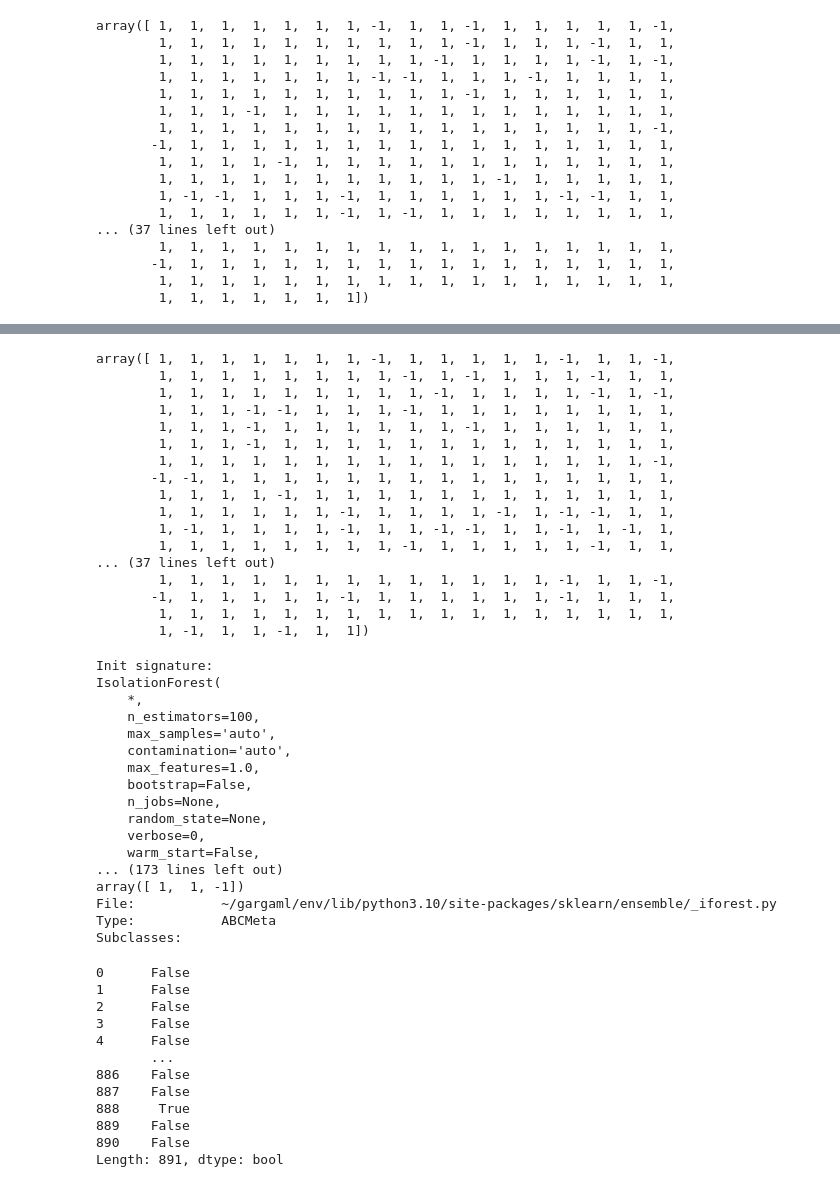
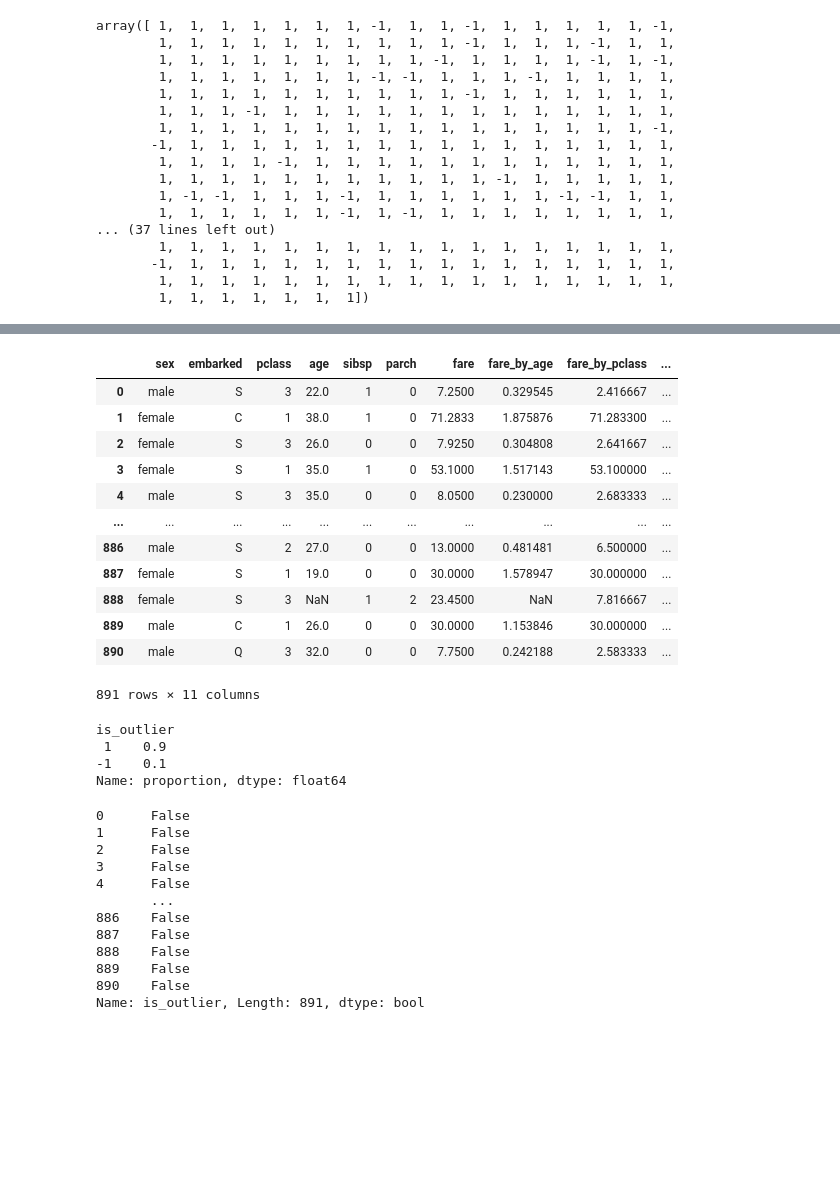
Before and after one commit to AlexandreGazagnes/gargaml, a Jupyter notebook: examples/ml-intro.ipynb, the cells around one changed output, grey strips where cells are left out. Saved outputs shown, nothing was run; the diff lists cells and outputs as text; code cells hidden in the pictures; blank space fills up the shorter version.

```diff
--- a/examples/ml-intro.ipynb
+++ b/examples/ml-intro.ipynb
@@ -116,46 +152,35 @@ Name: proportion, dtype: float64
+# %%
+X
+# %% [output]
+|  | sex | embarked | pclass | age | sibsp | parch | fare | fare_by_age | fare_by_pclass | ... |
+| 0 | male | S | 3 | 22.0 | 1 | 0 | 7.2500 | 0.329545 | 2.416667 | ... |
+| 1 | female | C | 1 | 38.0 | 1 | 0 | 71.2833 | 1.875876 | 71.283300 | ... |
+| 2 | female | S | 3 | 26.0 | 0 | 0 | 7.9250 | 0.304808 | 2.641667 | ... |
+| 3 | female | S | 1 | 35.0 | 1 | 0 | 53.1000 | 1.517143 | 53.100000 | ... |
+| 4 | male | S | 3 | 35.0 | 0 | 0 | 8.0500 | 0.230000 | 2.683333 | ... |
+| ... | ... | ... | ... | ... | ... | ... | ... | ... | ... | ... |
+| 886 | male | S | 2 | 27.0 | 0 | 0 | 13.0000 | 0.481481 | 6.500000 | ... |
+| 887 | female | S | 1 | 19.0 | 0 | 0 | 30.0000 | 1.578947 | 30.000000 | ... |
+| 888 | female | S | 3 | NaN | 1 | 2 | 23.4500 | NaN | 7.816667 | ... |
+| 889 | male | C | 1 | 26.0 | 0 | 0 | 30.0000 | 1.153846 | 30.000000 | ... |
+| 890 | male | Q | 3 | 32.0 | 0 | 0 | 7.7500 | 0.242188 | 2.583333 | ... |
+891 rows × 11 columns
 # %%
-detector = IsolationForest
-
-tmp =KNNImputer().fit_transform(X.select_dtypes(np.number))
+detector = EllipticEnvelope()
+tmp = X.select_dtypes(np.number)
+tmp =KNNImputer().fit_transform(tmp)
 ee = detector.fit_predict(tmp)
-ee
+ee = pd.Series(ee, name="is_outlier")
-# %% [output]
-array([ 1,  1,  1,  1,  1,  1,  1, -1,  1,  1,  1,  1,  1, -1,  1,  1, -1,
-        1,  1,  1,  1,  1,  1,  1,  1, -1,  1, -1,  1,  1,  1, -1,  1,  1,
-        1,  1,  1,  1,  1,  1,  1,  1,  1, -1,  1,  1,  1,  1, -1,  1, -1,
-        1,  1,  1, -1, -1,  1,  1,  1, -1,  1,  1,  1,  1,  1,  1,  1,  1,
-        1,  1,  1, -1,  1,  1,  1,  1,  1,  1, -1,  1,  1,  1,  1,  1,  1,
-        1,  1,  1, -1,  1,  1,  1,  1,  1,  1,  1,  1,  1,  1,  1,  1,  1,
-        1,  1,  1,  1,  1,  1,  1,  1,  1,  1,  1,  1,  1,  1,  1,  1, -1,
-       -1, -1,  1,  1,  1,  1,  1,  1,  1,  1,  1,  1,  1,  1,  1,  1,  1,
-        1,  1,  1,  1, -1,  1,  1,  1,  1,  1,  1,  1,  1,  1,  1,  1,  1,
-        1,  1,  1,  1,  1,  1, -1,  1,  1,  1,  1, -1,  1, -1, -1,  1,  1,
-        1, -1,  1,  1,  1,  1, -1,  1,  1, -1, -1,  1,  1, -1,  1, -1,  1,
-        1,  1,  1,  1,  1,  1,  1,  1, -1,  1,  1,  1,  1,  1, -1,  1,  1,
-... (37 lines left out)
-        1,  1,  1,  1,  1,  1,  1,  1,  1,  1,  1,  1,  1, -1,  1,  1, -1,
-       -1,  1,  1,  1,  1,  1, -1,  1,  1,  1,  1,  1,  1, -1,  1,  1,  1,
-        1,  1,  1,  1,  1,  1,  1,  1,  1,  1,  1,  1,  1,  1,  1,  1,  1,
-        1, -1,  1,  1, -1,  1,  1])
-Init signature:
-IsolationForest(
-    *,
-    n_estimators=100,
-    max_samples='auto',
-    contamination='auto',
-    max_features=1.0,
-    bootstrap=False,
-    n_jobs=None,
-    random_state=None,
-    verbose=0,
-    warm_start=False,
-... (173 lines left out)
-array([ 1,  1, -1])
-File:           ~/gargaml/env/lib/python3.10/site-packages/sklearn/ensemble/_iforest.py
-Type:           ABCMeta
-Subclasses:
+# %%
+ee.value_counts(normalize=True).round(2
+                                      )
+# %% [output]
+is_outlier
+ 1    0.9
+-1    0.1
+Name: proportion, dtype: float64
 # %%
-ee = pd.Series(ee).apply(lambda i : False if i==1 else True)
+ee = ee.apply(lambda i : False if i==1 else True)
 ee
 # %% [output]
 0      False
@@ -166,7 +191,7 @@ ee
        ...
 886    False
 887    False
-888     True
+888    False
 889    False
 890    False
-Length: 891, dtype: bool
+Name: is_outlier, Length: 891, dtype: bool
```
Also changed, not shown: parts of 33 cells of this notebook.
